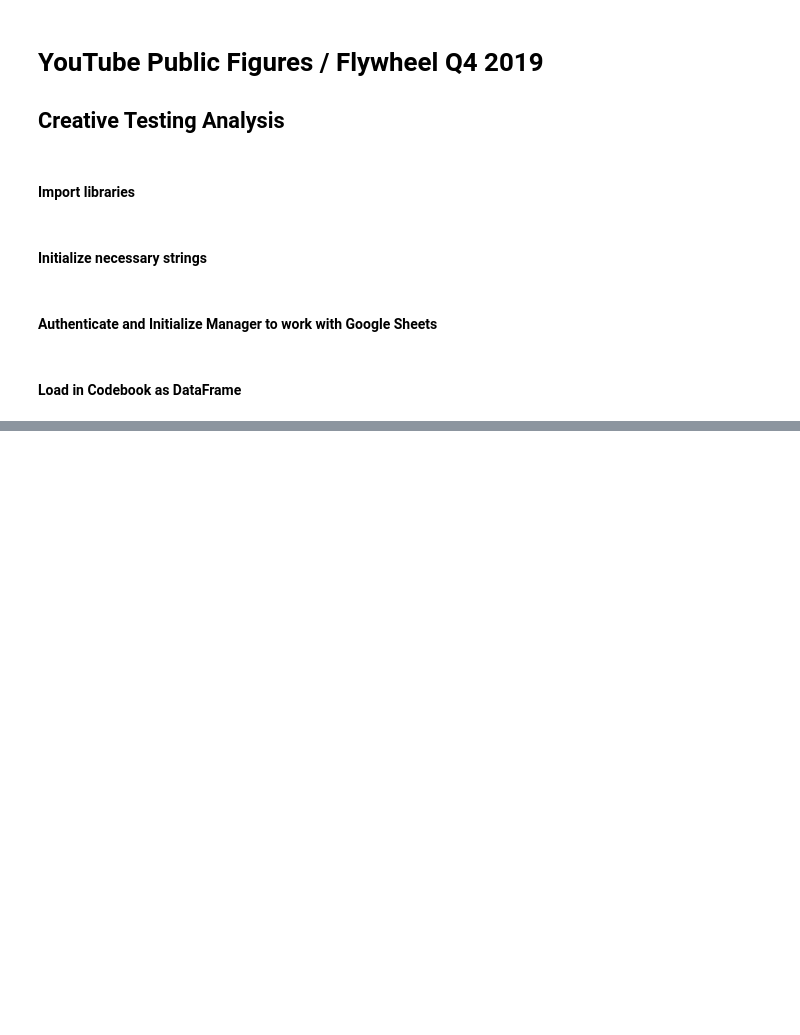
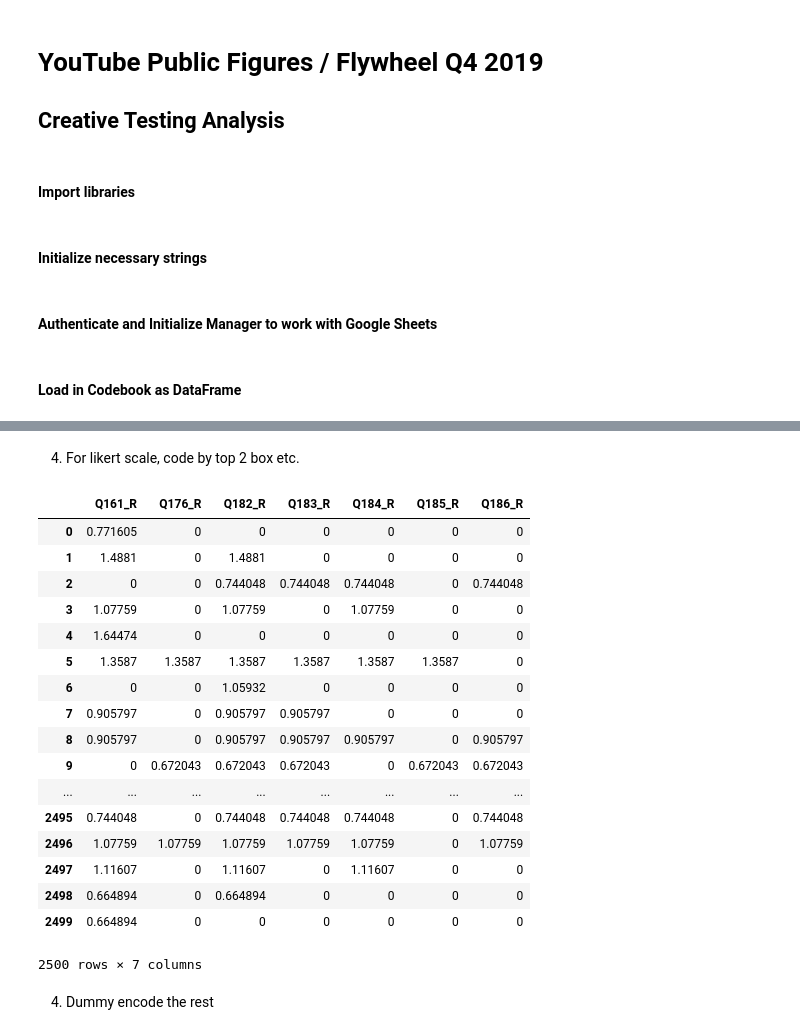
Before and after one commit to charles-tan-essence/essence_stuff, a Jupyter notebook: Q419 YT Flywheel/Creative Testing/CT Notebook.ipynb, the cells around one changed output, grey strips where cells are left out. Saved outputs shown, nothing was run; the diff lists cells and outputs as text; code cells hidden in the pictures; blank space fills up the shorter version.

```diff
--- a/Q419 YT Flywheel/Creative Testing/CT Notebook.ipynb
+++ b/Q419 YT Flywheel/Creative Testing/CT Notebook.ipynb
@@ -106,0 +107,49 @@ df
+# %% [markdown]
+4. For likert scale, code by top 2 box etc.
+# %%
+df = data_df.copy()
+
+likert_dic = {
+    'Q161': [0, 1],
+    'Q176': [0, 1],
+    'Q182': [0, 1],
+    'Q183': [0, 1],
+    'Q184': [0, 1],
+    'Q185': [0, 1],
+    'Q186': [0, 1],
+}
+
+likert_questions = list(likert_dic.keys())
+
+likert_df = df[likert_questions]
+
+def test(series):
+    series = series.where(series.isin(likert_dic[series.name]), 'X')
+    series = series.mask(series.isin(likert_dic[series.name]), 1)
+    series[series=='X'] = 0
+    return(series)
+
+likert_df = likert_df.apply(test, axis=0).mul(weights, axis=0).add_suffix('_R')
+
+likert_df
+# %% [output]
+|  | Q161_R | Q176_R | Q182_R | Q183_R | Q184_R | Q185_R | Q186_R |
+| 0 | 0.771605 | 0 | 0 | 0 | 0 | 0 | 0 |
+| 1 | 1.4881 | 0 | 1.4881 | 0 | 0 | 0 | 0 |
+| 2 | 0 | 0 | 0.744048 | 0.744048 | 0.744048 | 0 | 0.744048 |
+| 3 | 1.07759 | 0 | 1.07759 | 0 | 1.07759 | 0 | 0 |
+| 4 | 1.64474 | 0 | 0 | 0 | 0 | 0 | 0 |
+| 5 | 1.3587 | 1.3587 | 1.3587 | 1.3587 | 1.3587 | 1.3587 | 0 |
+| 6 | 0 | 0 | 1.05932 | 0 | 0 | 0 | 0 |
+| 7 | 0.905797 | 0 | 0.905797 | 0.905797 | 0 | 0 | 0 |
+| 8 | 0.905797 | 0 | 0.905797 | 0.905797 | 0.905797 | 0 | 0.905797 |
+| 9 | 0 | 0.672043 | 0.672043 | 0.672043 | 0 | 0.672043 | 0.672043 |
+| ... | ... | ... | ... | ... | ... | ... | ... |
+| 2495 | 0.744048 | 0 | 0.744048 | 0.744048 | 0.744048 | 0 | 0.744048 |
+| 2496 | 1.07759 | 1.07759 | 1.07759 | 1.07759 | 1.07759 | 0 | 1.07759 |
+| 2497 | 1.11607 | 0 | 1.11607 | 0 | 1.11607 | 0 | 0 |
+| 2498 | 0.664894 | 0 | 0.664894 | 0 | 0 | 0 | 0 |
+| 2499 | 0.664894 | 0 | 0 | 0 | 0 | 0 | 0 |
+2500 rows × 7 columns
+# %% [markdown]
+4. Dummy encode the rest
```
Also changed, not shown: parts of 13 cells of this notebook.
